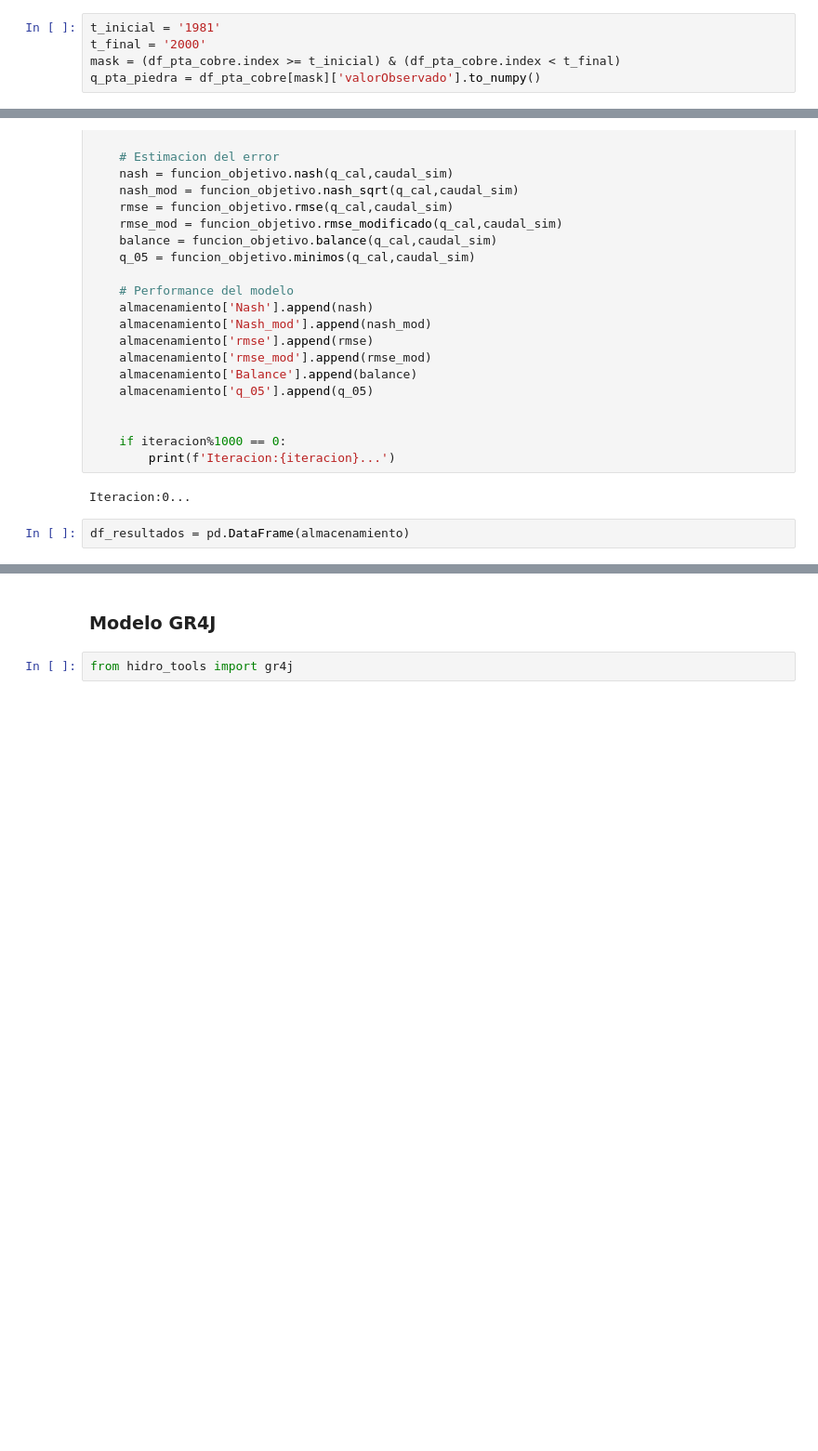
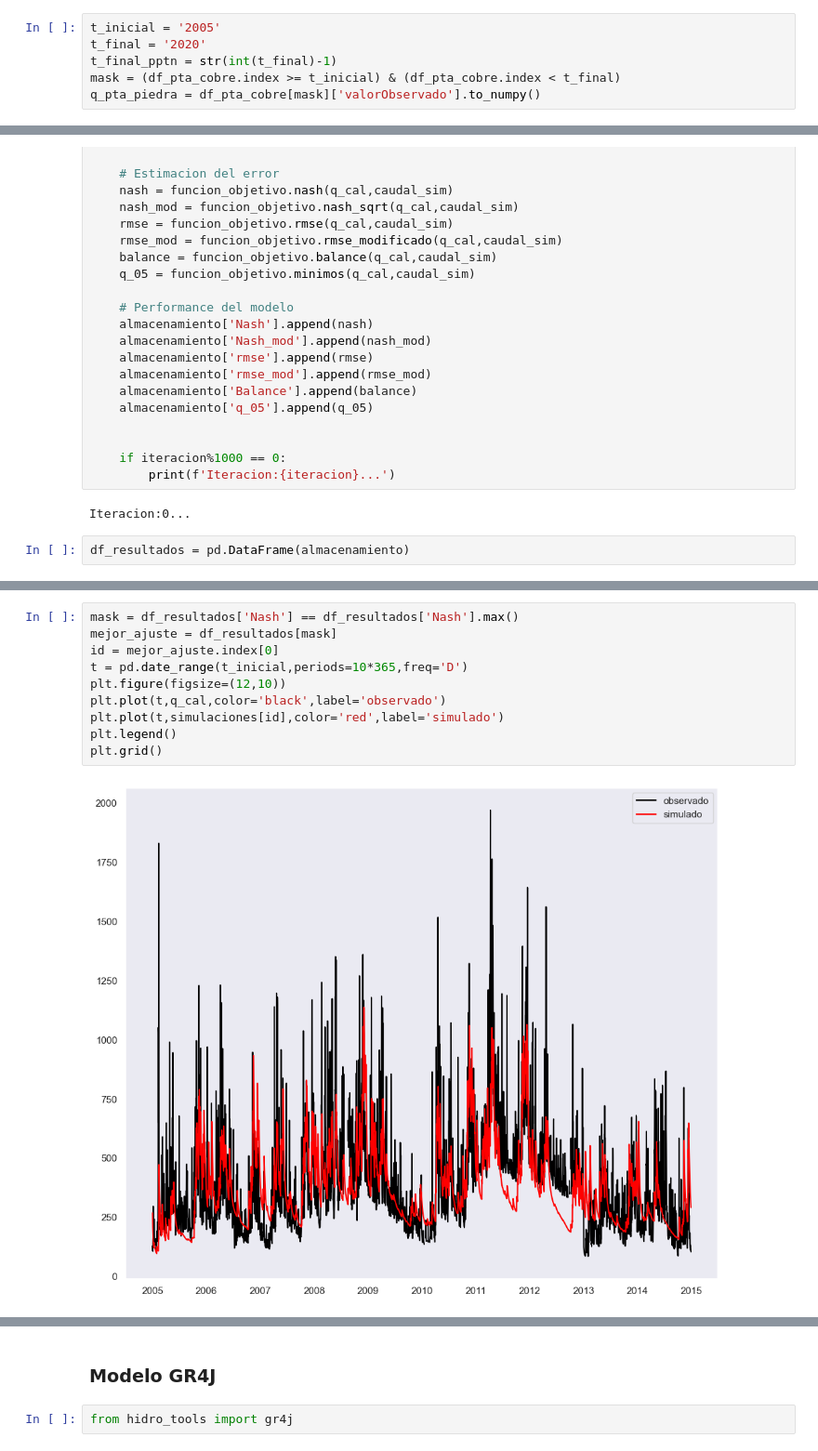
Before and after one commit to Juliant06/hidrologia_saldana, a Jupyter notebook: hidrologia_saldana.ipynb, the cells around one changed output, grey strips where cells are left out. Shown at 93% size. Cells and saved outputs as stored; diff of their text form; blank space fills up the shorter version.

```diff
--- a/hidrologia_saldana.ipynb
+++ b/hidrologia_saldana.ipynb
@@ -227,8 +228,9 @@ df = pd.read_csv(
 )
 df_pta_cobre = df.resample('D').mean()
 # %%
-t_inicial = '1981'
-t_final = '2000'
+t_inicial = '2005'
+t_final = '2020'
+t_final_pptn = str(int(t_final)-1)
 mask = (df_pta_cobre.index >= t_inicial) & (df_pta_cobre.index < t_final)
 q_pta_piedra = df_pta_cobre[mask]['valorObservado'].to_numpy()
 # %%
@@ -355,0 +358,12 @@ plt.show()
+# %%
+mask = df_resultados['Nash'] == df_resultados['Nash'].max()
+mejor_ajuste = df_resultados[mask]
+id = mejor_ajuste.index[0]
+t = pd.date_range(t_inicial,periods=10*365,freq='D')
+plt.figure(figsize=(12,10))
+plt.plot(t,q_cal,color='black',label='observado')
+plt.plot(t,simulaciones[id],color='red',label='simulado')
+plt.legend()
+plt.grid()
+# %% [output]
+[figure, added]
```
Also changed, not shown: parts of 14 cells of this notebook.
